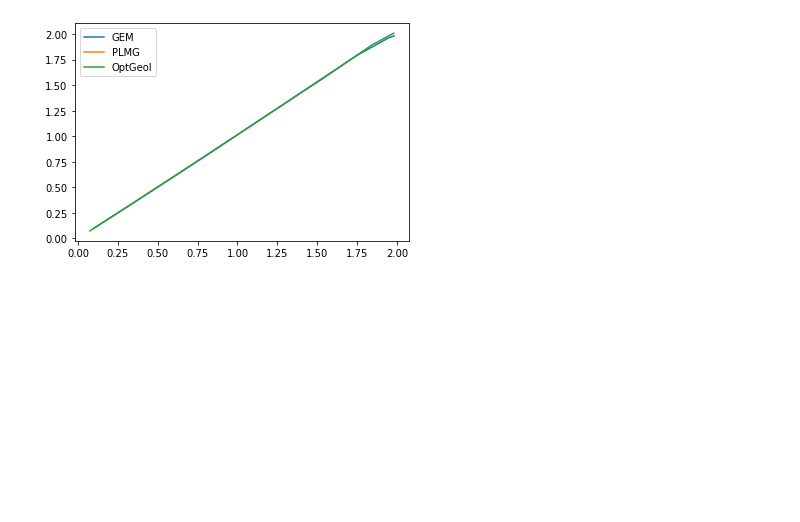
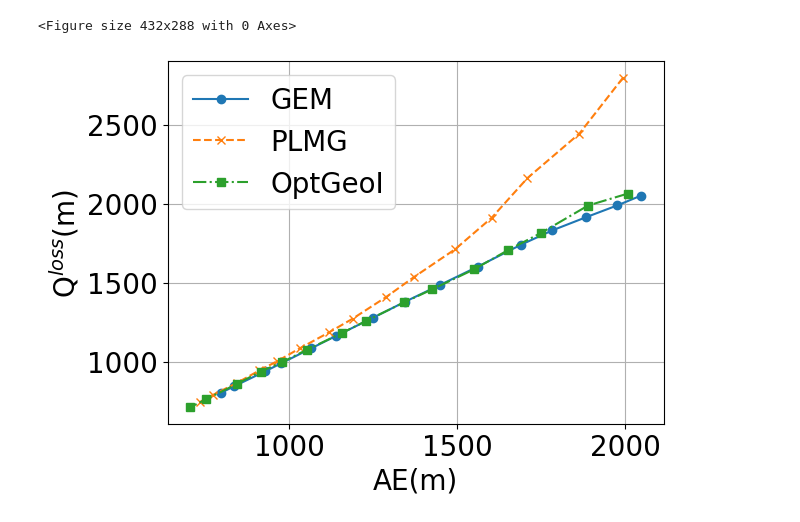
Before and after one commit to tkgsn/GeoGI, a Jupyter notebook: visualize.ipynb, the cells around one changed output. Saved outputs shown, nothing was run; the diff lists cells and outputs as text; code cells hidden in the pictures; blank space fills up the shorter version.

```diff
--- a/visualize.ipynb
+++ b/visualize.ipynb
@@ -32,4 +96,5 @@ plot("Akita")
 # %%
-plot("Tokyo")
+plot_ae_sql("Tokyo")
 # %% [output]
+<Figure size 432x288 with 0 Axes>
-[figure, old version]
+[figure, new version]
```
Also changed, not shown: parts of 8 cells of this notebook, 5 other files.
